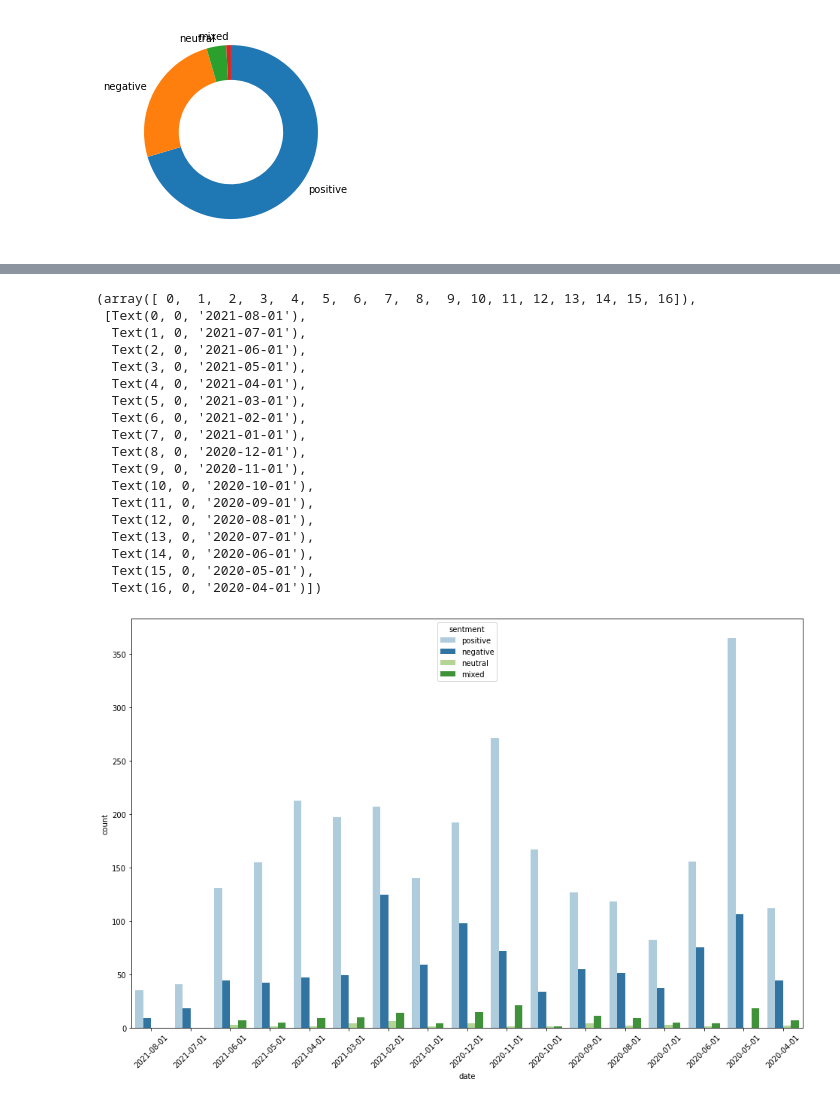
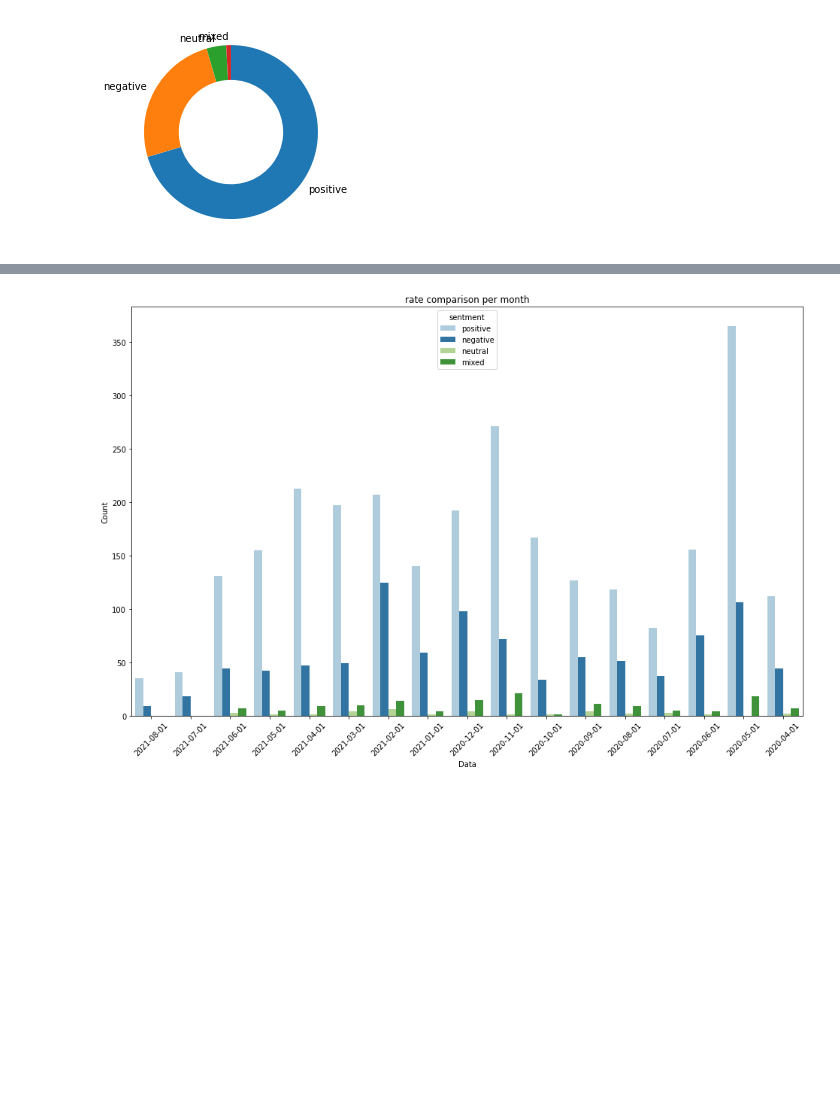
Before and after one commit to HossamAbdelraof/Almentor-Data-Analysis, a Jupyter notebook: Almentor/explore_new2.ipynb, the cells around one changed output, grey strips where cells are left out. Saved outputs shown, nothing was run; the diff lists cells and outputs as text; code cells hidden in the pictures; blank space fills up the shorter version.

```diff
--- a/Almentor/explore_new2.ipynb
+++ b/Almentor/explore_new2.ipynb
@@ -156,8 +156,3 @@ Name: created_time, Length: 15200, dtype: object
 ndf.is_human.unique()
 # %% [output]
 array(['F', 'T', 'N'], dtype=object)
-# %%
-## convert to datetime format
-ndf["created_time"] = pd.to_datetime(ndf["created_time"])
-ndf["date"] = ndf["created_time"].dt.date
-ndf.info()
@@ -534,27 +510,12 @@ plt.xticks(rotation=45)
 # %%
 plot = plt.subplots(figsize = (16,10))
 plot = sns.countplot(data = info_df, x ="date",hue = "sentment", palette = 'Paired')
-plt.xticks(rotation=45)
+plt.title("rate comparison per month")
+plt.xlabel("Data")
+plt.ylabel("Count")
+_ = plt.xticks(rotation=45)
 # %% [output]
-(array([ 0,  1,  2,  3,  4,  5,  6,  7,  8,  9, 10, 11, 12, 13, 14, 15, 16]),
- [Text(0, 0, '2021-08-01'),
-  Text(1, 0, '2021-07-01'),
-  Text(2, 0, '2021-06-01'),
-  Text(3, 0, '2021-05-01'),
-  Text(4, 0, '2021-04-01'),
-  Text(5, 0, '2021-03-01'),
-  Text(6, 0, '2021-02-01'),
-  Text(7, 0, '2021-01-01'),
-  Text(8, 0, '2020-12-01'),
-  Text(9, 0, '2020-11-01'),
-  Text(10, 0, '2020-10-01'),
-  Text(11, 0, '2020-09-01'),
-  Text(12, 0, '2020-08-01'),
-  Text(13, 0, '2020-07-01'),
-  Text(14, 0, '2020-06-01'),
-  Text(15, 0, '2020-05-01'),
-  Text(16, 0, '2020-04-01')])
-[figure, old version]
+[figure, new version]
 # %%
 plot = plt.subplots(figsize = (16,10))
 plot = sns.countplot(data = ndf,y = "date", color = colors[0])
```
Also changed, not shown: parts of 23 cells of this notebook.
